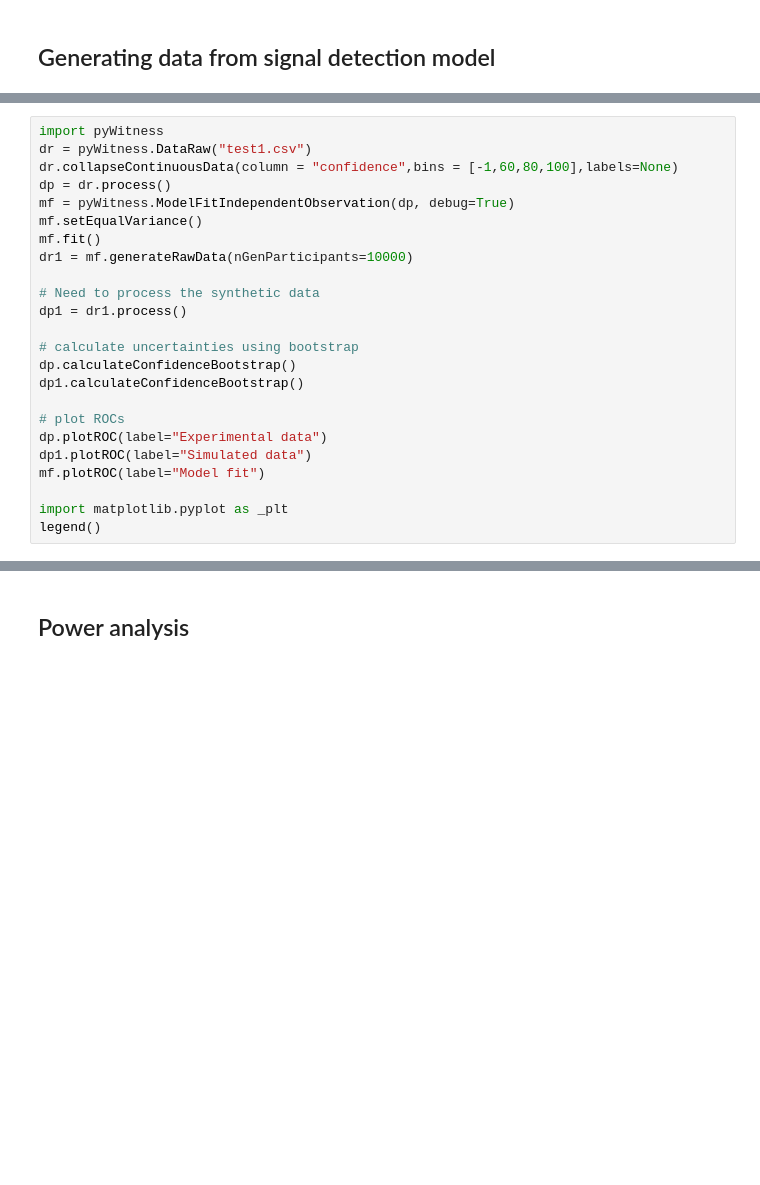
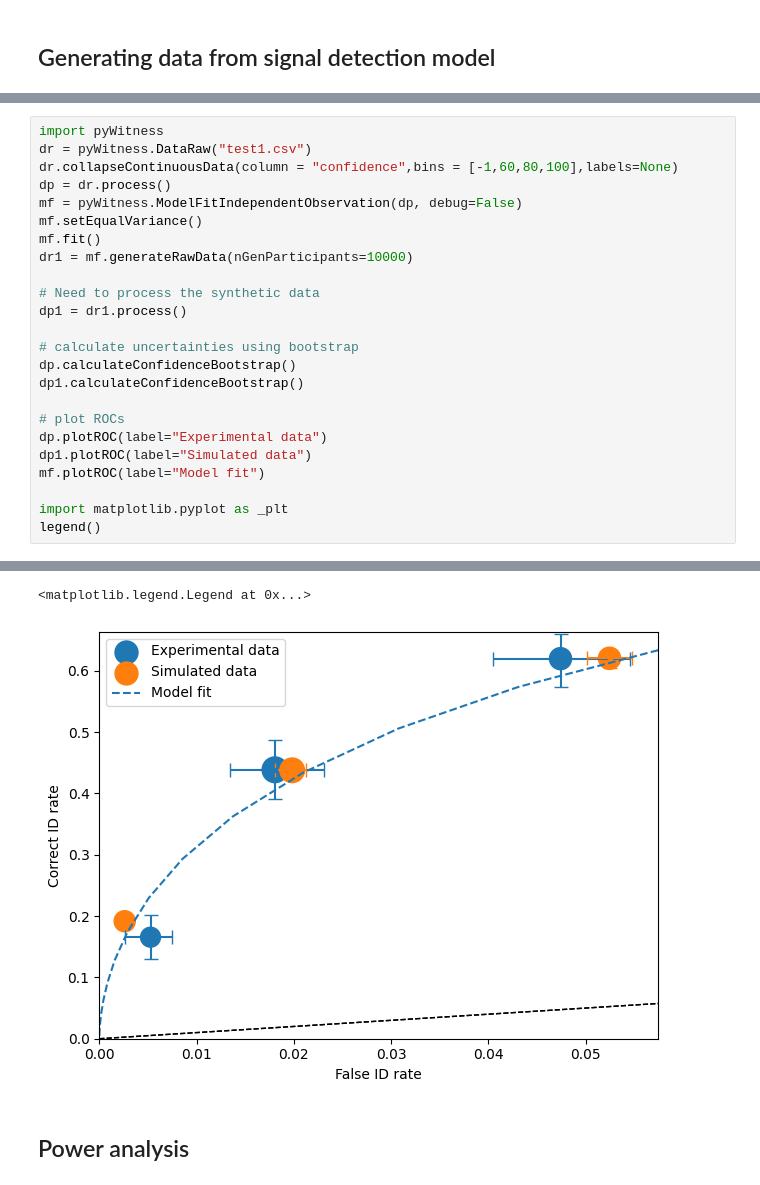
Before and after one commit to lmickes/pyWitness, a Jupyter notebook: data/tutorial/manual.ipynb, the cells around one changed output, grey strips where cells are left out. Saved outputs shown, nothing was run; the diff lists cells and outputs as text; blank space fills up the shorter version.

```diff
--- a/data/tutorial/manual.ipynb
+++ b/data/tutorial/manual.ipynb
@@ -918,7 +931,7 @@ import pyWitness
 dr = pyWitness.DataRaw("test1.csv")
 dr.collapseContinuousData(column = "confidence",bins = [-1,60,80,100],labels=None)
 dp = dr.process()
-mf = pyWitness.ModelFitIndependentObservation(dp, debug=True)
+mf = pyWitness.ModelFitIndependentObservation(dp, debug=False)
 mf.setEqualVariance()
 mf.fit()
 dr1 = mf.generateRawData(nGenParticipants=10000)
@@ -937,3 +950,4 @@ mf.plotROC(label="Model fit")
 
 import matplotlib.pyplot as _plt
 legend()
+# %% [output]
@@ -940,3 +969,5 @@ legend()
+<matplotlib.legend.Legend at 0x...>
+[figure, added]
 # %% [markdown]
 ## Power analysis
 # %%
```
Also changed, not shown: parts of 19 cells of this notebook, 1 other file.
